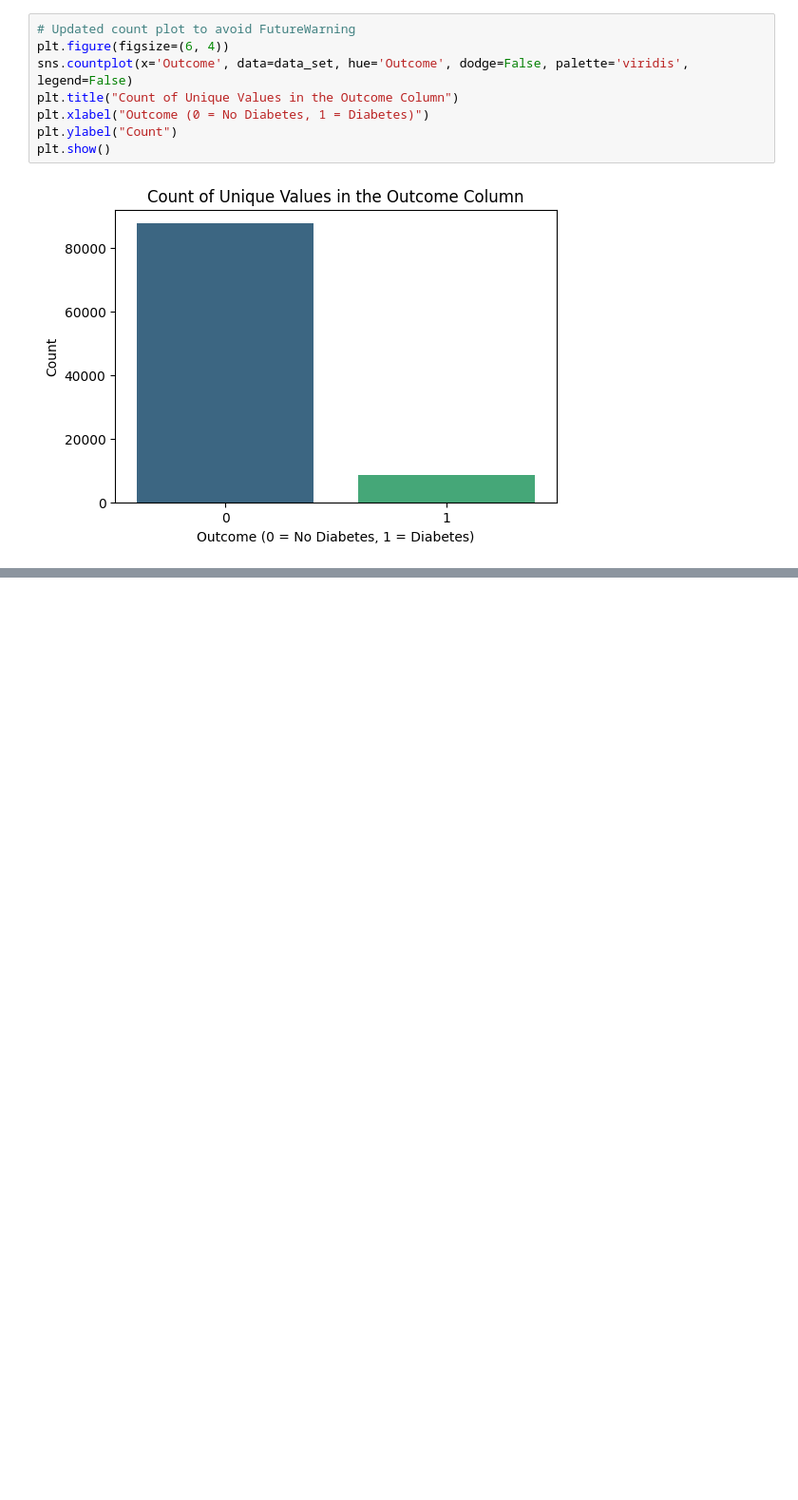
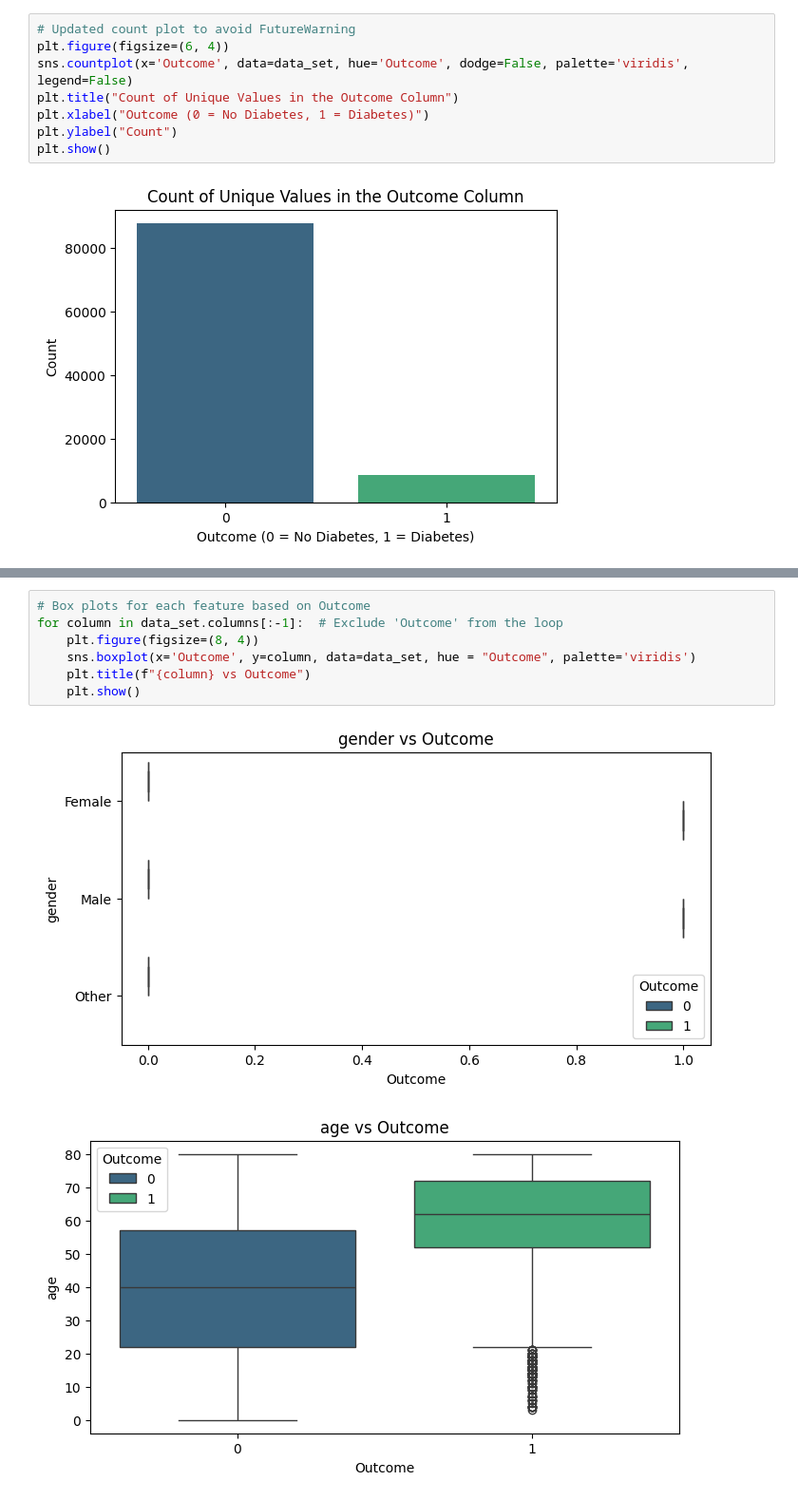
Before and after one commit to siddhantbhattarai/Machine_Learning_Bootcamp_2024, a Jupyter notebook: ML_Projects/Diabetes-Prediction-System/Notebook/Diabetes-Prediction-System.ipynb, the cells around one changed output, grey strips where cells are left out. Shown at 95% size. Cells and saved outputs as stored; diff of their text form; blank space fills up the shorter version.

```diff
--- a/ML_Projects/Diabetes-Prediction-System/Notebook/Diabetes-Prediction-System.ipynb
+++ b/ML_Projects/Diabetes-Prediction-System/Notebook/Diabetes-Prediction-System.ipynb
@@ -116,0 +133,10 @@ plt.show()
+# %%
+# Box plots for each feature based on Outcome
+for column in data_set.columns[:-1]:  # Exclude 'Outcome' from the loop
+    plt.figure(figsize=(8, 4))
+    sns.boxplot(x='Outcome', y=column, data=data_set, hue = "Outcome", palette='viridis')
+    plt.title(f"{column} vs Outcome")
+    plt.show()
+# %% [output]
+[figure, added]
+[figure, added]
```
Also changed, not shown: parts of 13 cells of this notebook.
